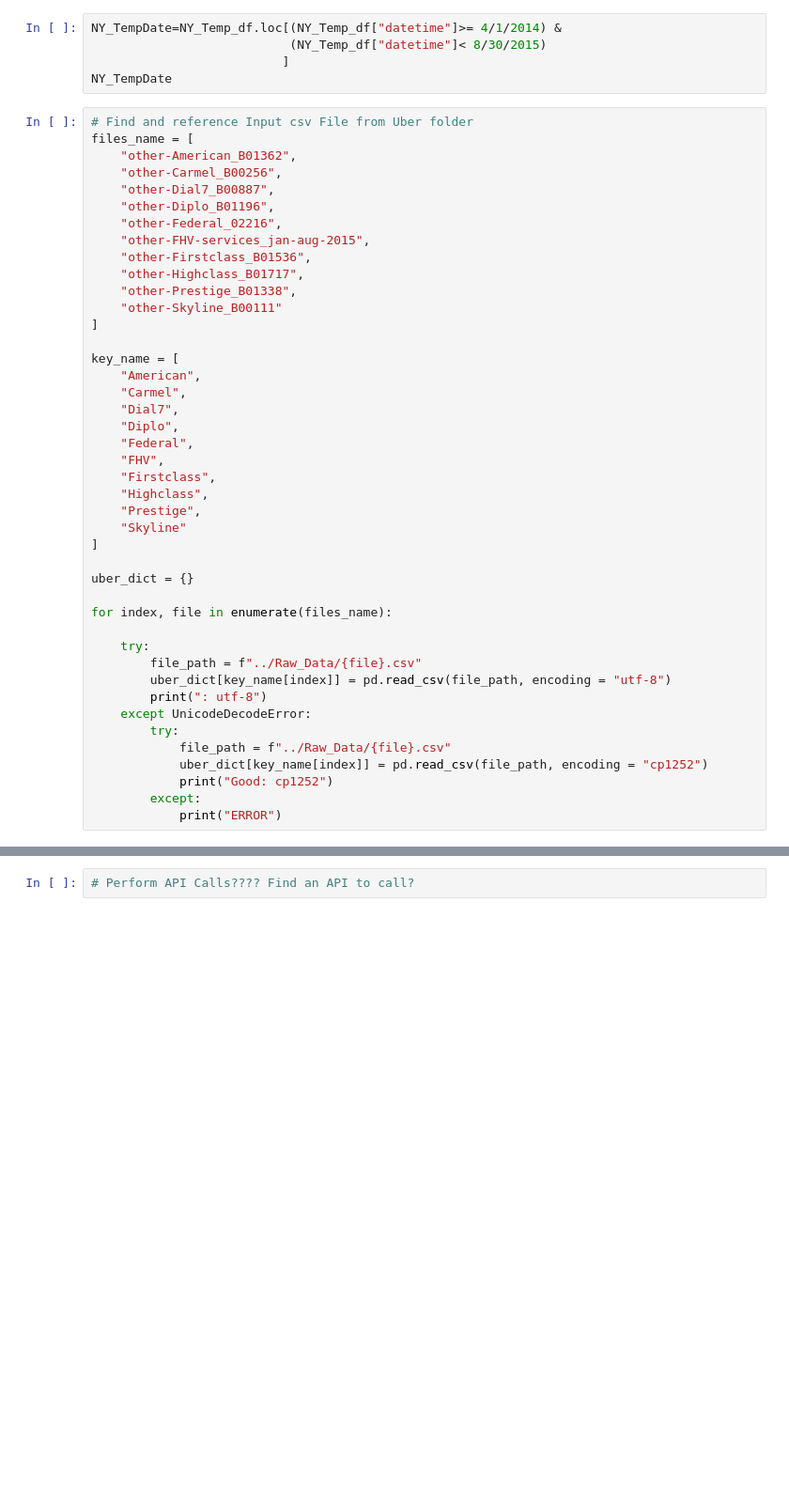
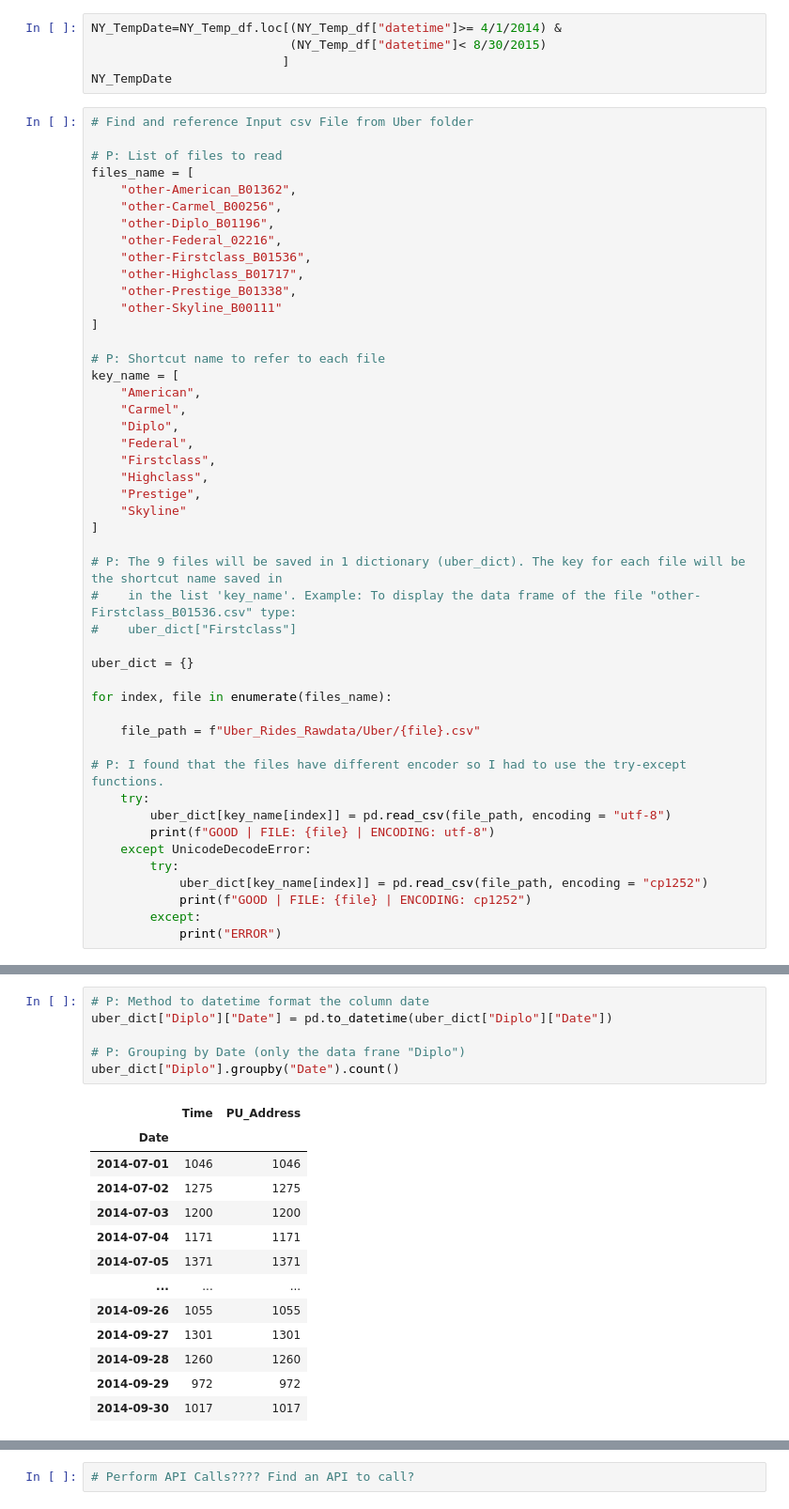
Before and after one commit to P219-C/G5_project-1_UWADA, a Jupyter notebook: Our first notebook.ipynb, the cells around one changed output, grey strips where cells are left out. Shown at 94% size. Cells and saved outputs as stored; diff of their text form; blank space fills up the shorter version.

Commit message:
Format the date column into datetime format for only one df

```diff
--- a/Our first notebook.ipynb
+++ b/Our first notebook.ipynb
@@ -92,45 +92,49 @@ NY_TempDate=NY_Temp_df.loc[(NY_Temp_df["datetime"]>= 4/1/2014) &
 NY_TempDate
 # %%
 # Find and reference Input csv File from Uber folder
+
+# P: List of files to read
 files_name = [
     "other-American_B01362",
     "other-Carmel_B00256",
-    "other-Dial7_B00887",
     "other-Diplo_B01196",
     "other-Federal_02216",
-    "other-FHV-services_jan-aug-2015",
     "other-Firstclass_B01536",
     "other-Highclass_B01717",
     "other-Prestige_B01338",
     "other-Skyline_B00111"
 ]
 
+# P: Shortcut name to refer to each file
 key_name = [
     "American",
     "Carmel",
-    "Dial7",
     "Diplo",
     "Federal",
-    "FHV",
     "Firstclass",
     "Highclass",
     "Prestige",
     "Skyline"
 ]
 
+# P: The 9 files will be saved in 1 dictionary (uber_dict). The key for each file will be the shortcut name saved in
+#    in the list 'key_name'. Example: To display the data frame of the file "other-Firstclass_B01536.csv" type:
+#    uber_dict["Firstclass"]
+
 uber_dict = {}
 
 for index, file in enumerate(files_name):
 
+    file_path = f"Uber_Rides_Rawdata/Uber/{file}.csv"
+
+# P: I found that the files have different encoder so I had to use the try-except functions.
     try:
-        file_path = f"../Raw_Data/{file}.csv"
         uber_dict[key_name[index]] = pd.read_csv(file_path, encoding = "utf-8")
-        print(": utf-8")
+        print(f"GOOD | FILE: {file} | ENCODING: utf-8")
     except UnicodeDecodeError:
         try:
-            file_path = f"../Raw_Data/{file}.csv"
             uber_dict[key_name[index]] = pd.read_csv(file_path, encoding = "cp1252")
-            print("Good: cp1252")
+            print(f"GOOD | FILE: {file} | ENCODING: cp1252")
         except:
             print("ERROR")
 # %% [output]
@@ -162,0 +189,20 @@ uber_dict["other-American_B01362"]
+# %%
+# P: Method to datetime format the column date
+uber_dict["Diplo"]["Date"] = pd.to_datetime(uber_dict["Diplo"]["Date"])
+
+# P: Grouping by Date (only the data frane "Diplo")
+uber_dict["Diplo"].groupby("Date").count()
+# %% [output]
+|  | Time | PU_Address |
+| Date |  |  |
+| 2014-07-01 | 1046 | 1046 |
+| 2014-07-02 | 1275 | 1275 |
+| 2014-07-03 | 1200 | 1200 |
+| 2014-07-04 | 1171 | 1171 |
+| 2014-07-05 | 1371 | 1371 |
+| ... | ... | ... |
+| 2014-09-26 | 1055 | 1055 |
+| 2014-09-27 | 1301 | 1301 |
+| 2014-09-28 | 1260 | 1260 |
+| 2014-09-29 | 972 | 972 |
+| 2014-09-30 | 1017 | 1017 |
```
Also changed, not shown: parts of 5 cells of this notebook.
